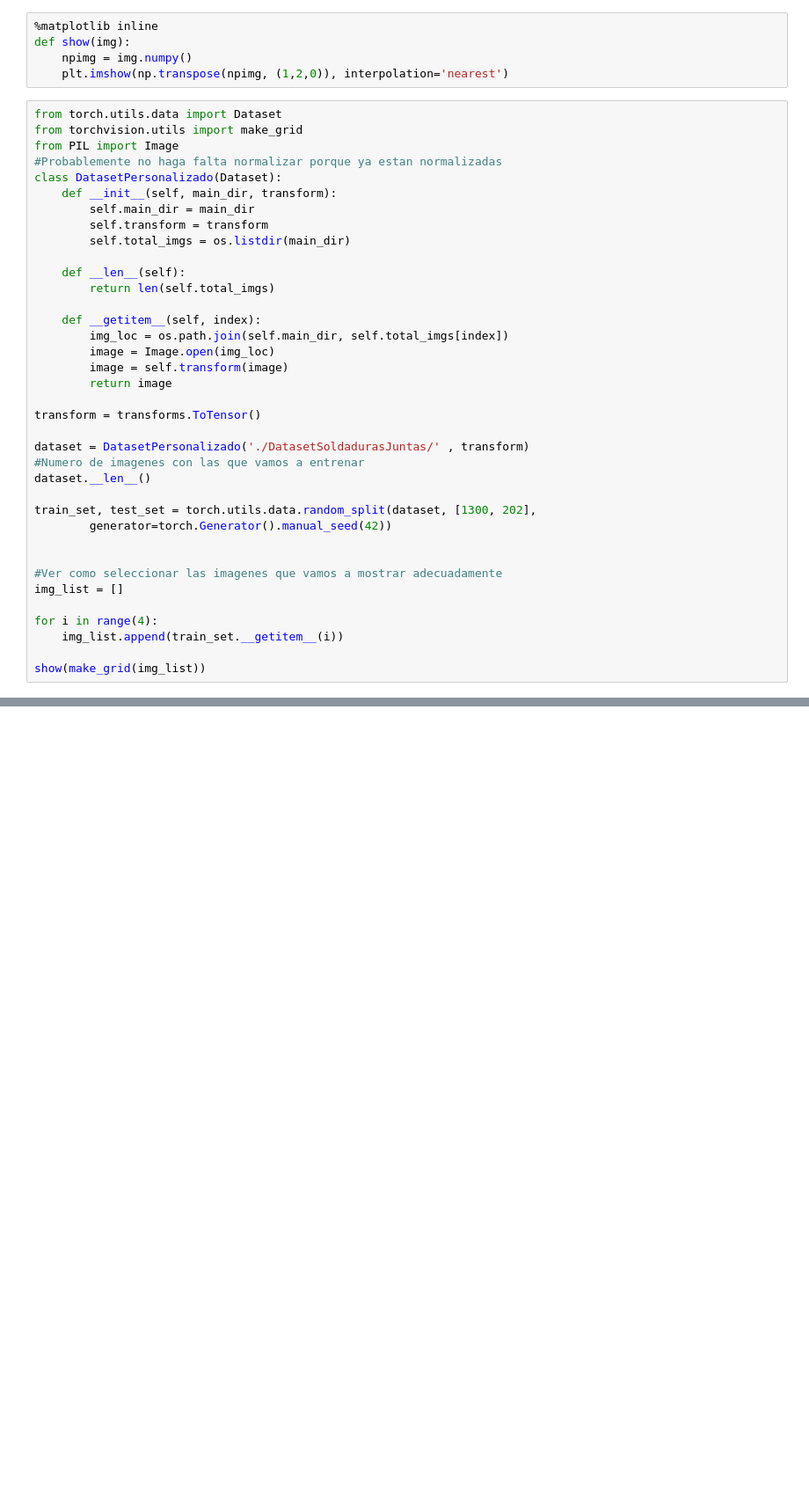
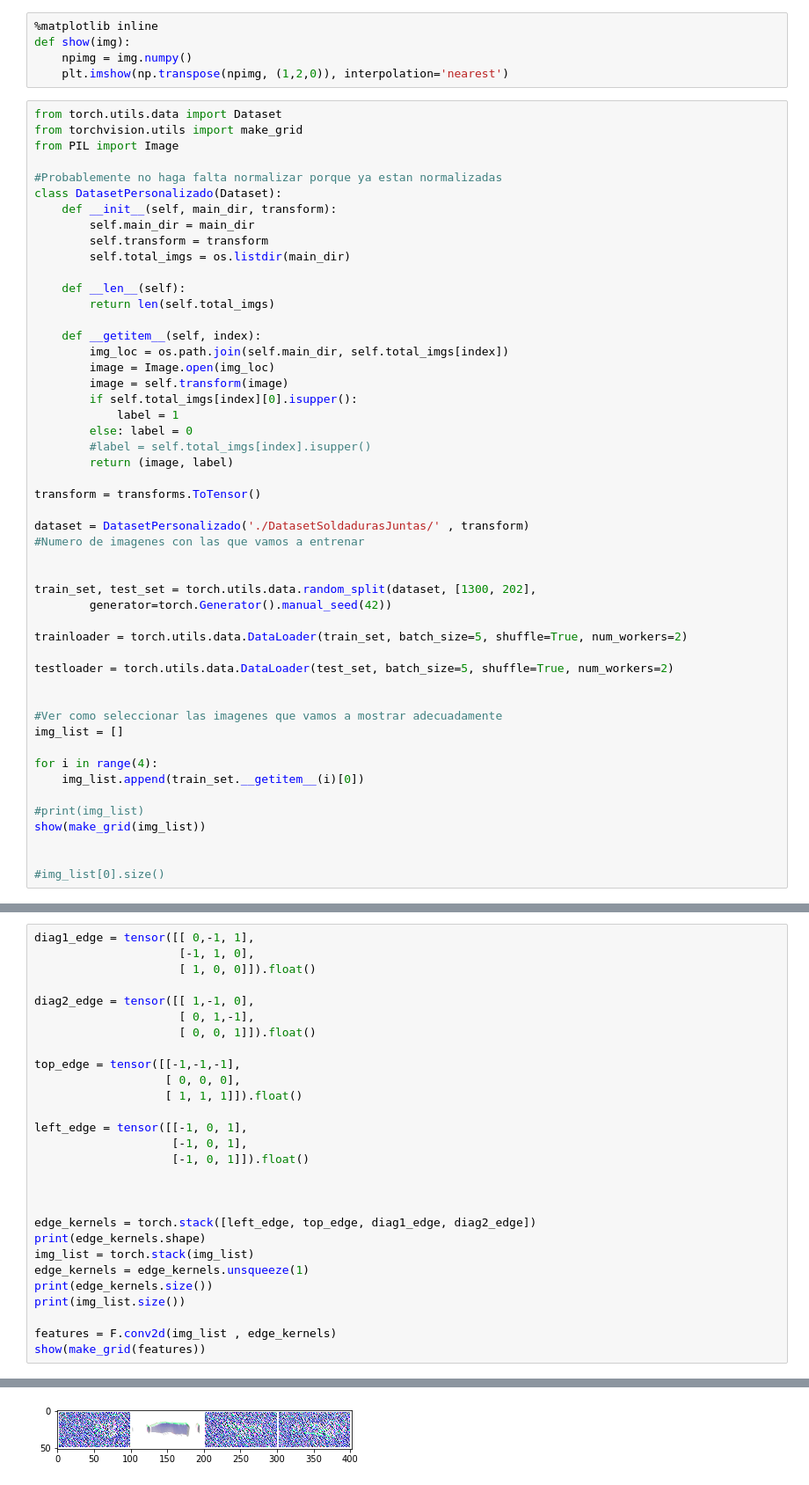
Before and after one commit to Istaliyan/PruebasTFG, a Jupyter notebook: ClasificadorSoldadurasPytorch.ipynb, the cells around one changed output, grey strips where cells are left out. Shown at 88% size. Drawn from its saved outputs; the diff is of its cells as text; blank space fills up the shorter version.

Commit message:
Añadida celda para ilustrar el funcionamiento de kerneles convolucionales sobre soldaduras con ruido gausiano mas fino

```diff
--- a/ClasificadorSoldadurasPytorch.ipynb
+++ b/ClasificadorSoldadurasPytorch.ipynb
@@ -13,6 +14,7 @@ def show(img):
 from torch.utils.data import Dataset
 from torchvision.utils import make_grid
 from PIL import Image
+
 #Probablemente no haga falta normalizar porque ya estan normalizadas
 class DatasetPersonalizado(Dataset):
     def __init__(self, main_dir, transform):
@@ -27,23 +29,35 @@ class DatasetPersonalizado(Dataset):
         img_loc = os.path.join(self.main_dir, self.total_imgs[index])
         image = Image.open(img_loc)
         image = self.transform(image)
-        return image
+        if self.total_imgs[index][0].isupper():
+            label = 1
+        else: label = 0
+        #label = self.total_imgs[index].isupper()
+        return (image, label)
 
 transform = transforms.ToTensor()
 
 dataset = DatasetPersonalizado('./DatasetSoldadurasJuntas/' , transform)
 #Numero de imagenes con las que vamos a entrenar
-dataset.__len__()
+
 
 train_set, test_set = torch.utils.data.random_split(dataset, [1300, 202],
         generator=torch.Generator().manual_seed(42))
+
+trainloader = torch.utils.data.DataLoader(train_set, batch_size=5, shuffle=True, num_workers=2)
+
+testloader = torch.utils.data.DataLoader(test_set, batch_size=5, shuffle=True, num_workers=2)
 
 
 #Ver como seleccionar las imagenes que vamos a mostrar adecuadamente
 img_list = []
 
 for i in range(4):
-    img_list.append(train_set.__getitem__(i))
+    img_list.append(train_set.__getitem__(i)[0])
 
+#print(img_list)
 show(make_grid(img_list))
+
+
+#img_list[0].size()
 # %% [output]
@@ -54,0 +164,29 @@ show(make_grid(img_list))
+# %%
+diag1_edge = tensor([[ 0,-1, 1],
+                     [-1, 1, 0],
+                     [ 1, 0, 0]]).float()
+
+diag2_edge = tensor([[ 1,-1, 0],
+                     [ 0, 1,-1],
+                     [ 0, 0, 1]]).float()
+
+top_edge = tensor([[-1,-1,-1],
+                   [ 0, 0, 0],
+                   [ 1, 1, 1]]).float()
+
+left_edge = tensor([[-1, 0, 1],
+                    [-1, 0, 1],
+                    [-1, 0, 1]]).float()
+
+
+
+edge_kernels = torch.stack([left_edge, top_edge, diag1_edge, diag2_edge])
+print(edge_kernels.shape)
+img_list = torch.stack(img_list)
+edge_kernels = edge_kernels.unsqueeze(1)
+print(edge_kernels.size())
+print(img_list.size())
+
+features = F.conv2d(img_list , edge_kernels)
+show(make_grid(features))
+# %% [output]
@@ -54,0 +197 @@ show(make_grid(img_list))
+[figure, added]
```
Also changed, not shown: parts of 12 cells of this notebook.
